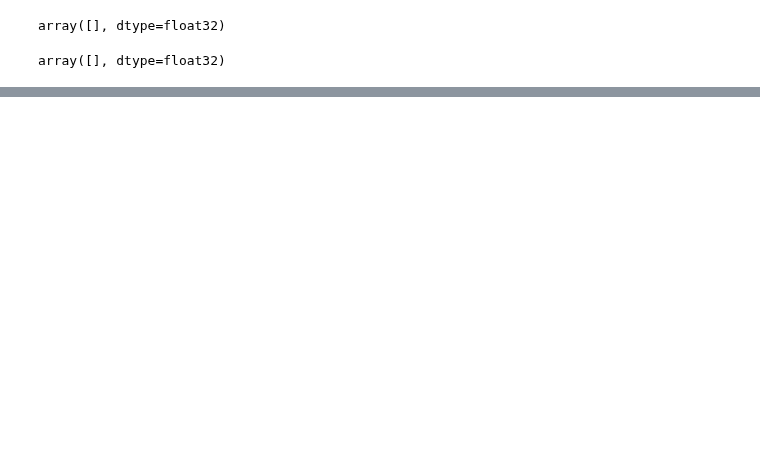
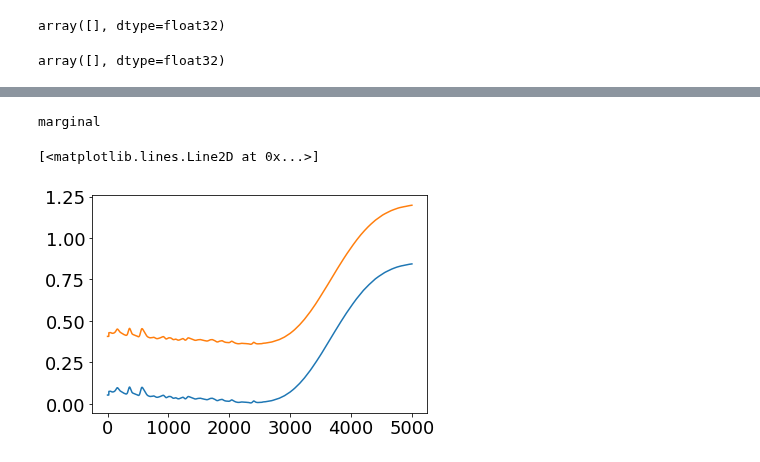
Before and after one commit to NinelK/CopulaGP, a Jupyter notebook: Copula_nopyro.ipynb, the cells around one changed output, grey strips where cells are left out. Drawn from its saved outputs; the diff is of its cells as text; code cells hidden in the pictures; blank space fills up the shorter version.

```diff
--- a/Copula_nopyro.ipynb
+++ b/Copula_nopyro.ipynb
@@ -266,0 +528,8 @@ plt.savefig('poster_img/gp.svg')
+# %%
+noise = model.likelihood.noise
+log_lik, kl_div, log_prior, added_loss = mllv(output, train_y)
+print(log_lik, added_loss, log_lik + added_loss)
+model.likelihood.noise = 1e-4
+log_lik, kl_div, log_prior, added_loss = mllv(output, train_y)
+print(log_lik, added_loss, log_lik + added_loss)
+model.likelihood.noise = noise
@@ -266,0 +541,13 @@ plt.savefig('poster_img/gp.svg')
+# %%
+cov = model(test_x).covariance_matrix
+diag1=[cov[i,i].item() for i in range(len(X))]
+cov = model.likelihood(model(test_x)).covariance_matrix
+diag2=[cov[i,i].item() for i in range(len(X))]
+# %% [output]
+marginal
+# %%
+plt.plot(diag1)
+plt.plot(diag2)
+# %% [output]
+[<matplotlib.lines.Line2D at 0x...>]
+[figure, added]
```
Also changed, not shown: parts of 13 cells of this notebook, 2 other files.
